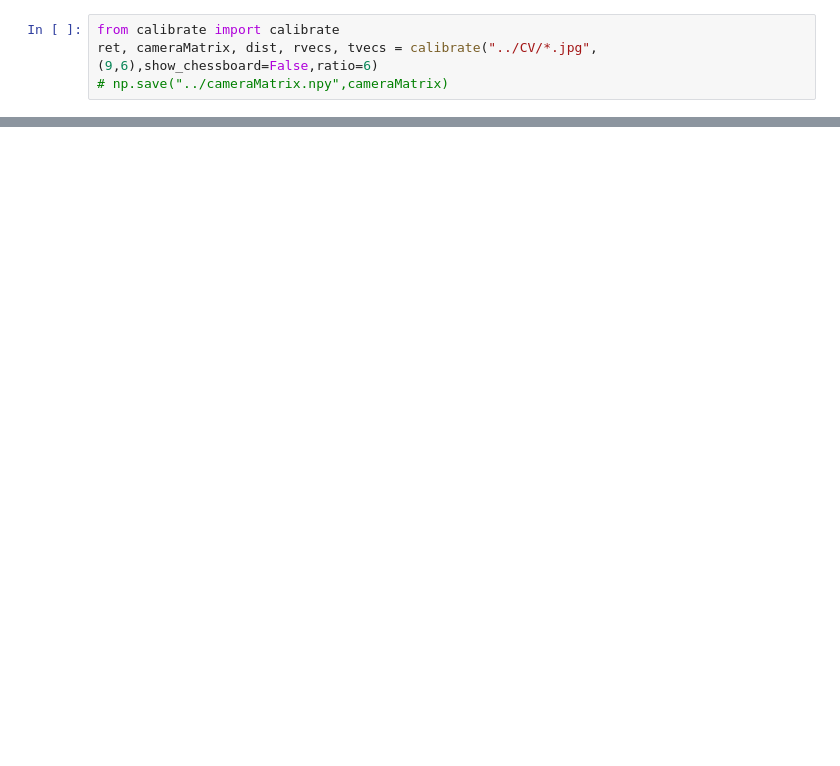
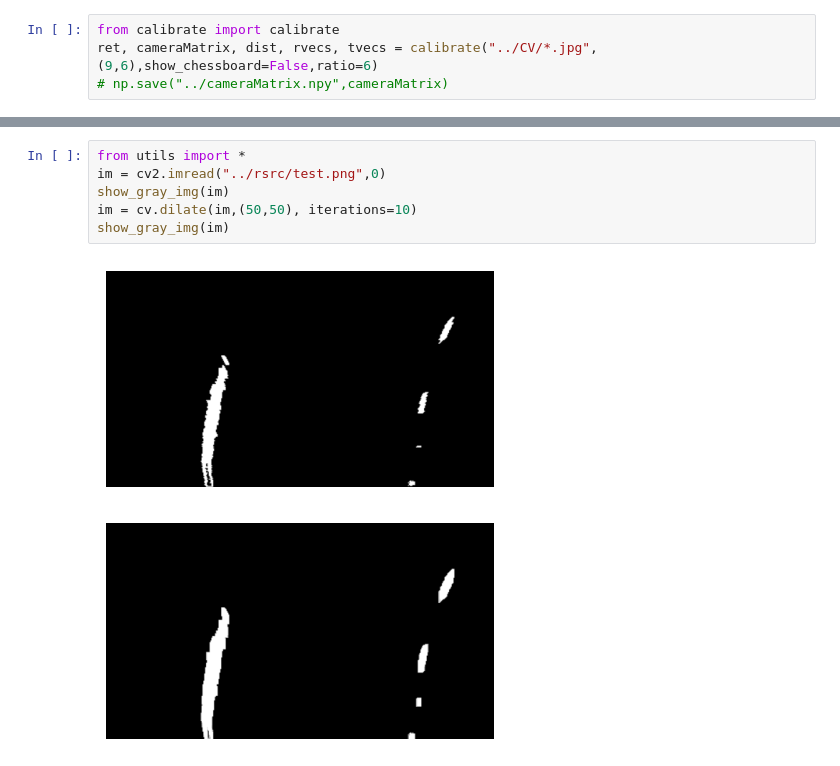
Before and after one commit to n2ak/pfe, a Jupyter notebook: src/edge_detection.ipynb, the cells around one changed output, grey strips where cells are left out. Saved outputs shown, nothing was run; the diff lists cells and outputs as text; blank space fills up the shorter version.

```diff
--- a/src/edge_detection.ipynb
+++ b/src/edge_detection.ipynb
@@ -83,0 +97,9 @@ found matrix:
+# %%
+from utils import *
+im = cv2.imread("../rsrc/test.png",0)
+show_gray_img(im)
+im = cv.dilate(im,(50,50), iterations=10)
+show_gray_img(im)
+# %% [output]
+[figure, added]
+[figure, added]
```
Also changed, not shown: parts of 28 cells of this notebook, 20 other files.
